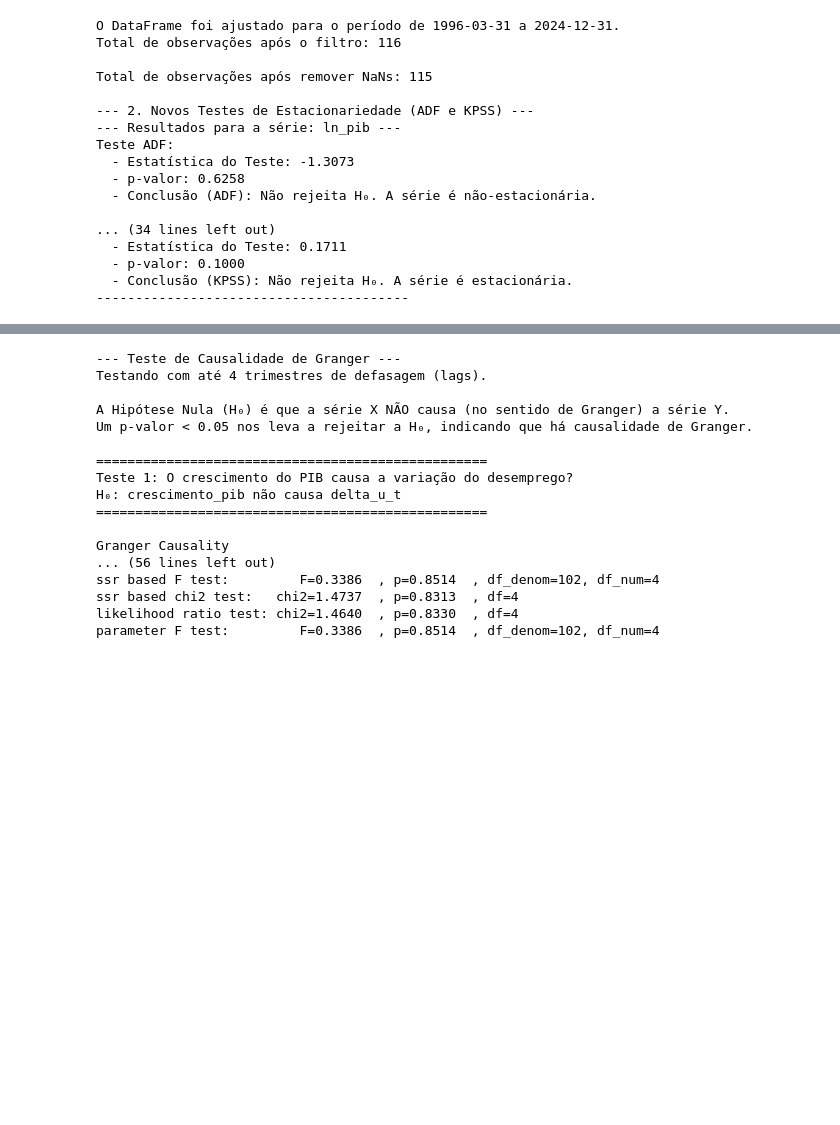
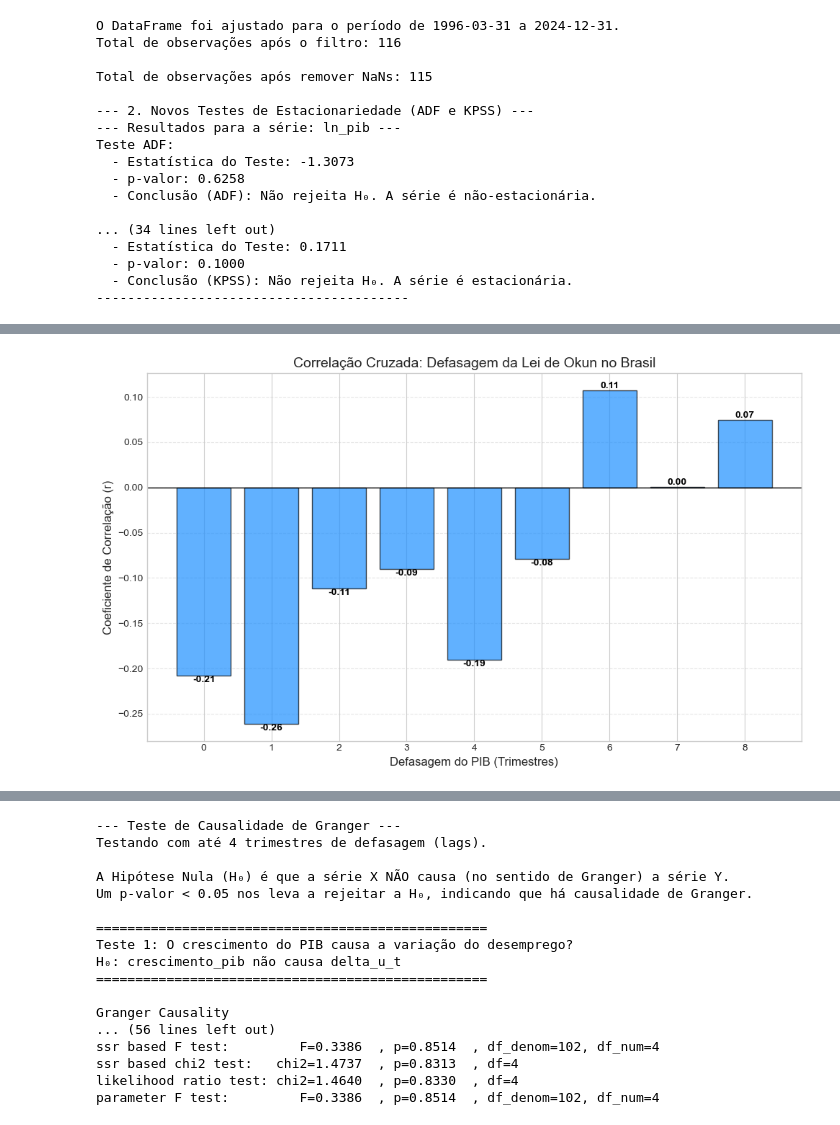
Before and after one commit to DavydSantos-Economist/Lei-de-Okun---1996-a-2024, a Jupyter notebook: notebooks/Tratamento econonometrico.ipynb, the cells around one changed output, grey strips where cells are left out. Saved outputs shown, nothing was run; the diff lists cells and outputs as text; code cells hidden in the pictures; blank space fills up the shorter version.

```diff
--- a/Tratamento econonometrico.ipynb
+++ b/notebooks/Tratamento econonometrico.ipynb
@@ -453,0 +546,76 @@ Teste ADF:
+# %%
+import matplotlib.pyplot as plt
+import pandas as pd
+
+# --- 1.4.1 Investigação de Defasagens (Correlação Cruzada) ---
+
+# Certificando-se de usar o dataframe correto (sem NaNs)
+if 'df_final_ajustado' in locals():
+    df_analise = df_final_ajustado.copy()
+else:
+    # Caso a célula de ajuste de período não tenha sido rodada, usa o df_final limpo
+    df_analise = df_final.dropna().copy()
+
+print("="*60)
+print("1.4.1 Investigação de Defasagens: Correlação Cruzada (PIB vs Desemprego)")
+print("="*60)
+
+# Definir o número de lags (trimestres) para analisar
+# Vamos olhar para trás: como o PIB de hoje, ontem, anteontem afeta o desemprego de hoje?
+# Testaremos até 8 trimestres (2 anos)
+lags = range(0, 9)
+correlacoes = []
+
+print(f"\nCalculando correlação entre Variação do Desemprego (t) e Crescimento do PIB (t-k):")
+
+for k in lags:
+    # .shift(k) move os valores do PIB para o futuro no dataframe,
+    # o que alinha o PIB de 'k' períodos atrás com o Desemprego atual.
+    corr = df_analise['delta_u_t'].corr(df_analise['crescimento_pib'].shift(k))
+    correlacoes.append(corr)
+    print(f"Lag {k} (PIB de {k} trimestres atrás): {corr:.4f}")
+
+# --- Visualização Gráfica (Correlograma) ---
+plt.figure(figsize=(10, 6))
+
+# Gráfico de barras para facilitar a comparação da força da correlação
+bars = plt.bar(lags, correlacoes, color='dodgerblue', alpha=0.7, edgecolor='black')
+
+# Linha de zero para referência
+plt.axhline(0, color='black', linewidth=1)
+
+# Estilização
+plt.title('Correlação Cruzada: Defasagem da Lei de Okun no Brasil', fontsize=14)
+plt.xlabel('Defasagem do PIB (Trimestres)', fontsize=12)
+plt.ylabel('Coeficiente de Correlação (r)', fontsize=12)
+plt.grid(axis='y', linestyle='--', alpha=0.5)
+plt.xticks(lags)
+
+# Adicionar os valores nas barras
+for bar in bars:
+    height = bar.get_height()
+    plt.text(bar.get_x() + bar.get_width()/2., height,
+             f'{height:.2f}',
+             ha='center', va='bottom' if height > 0 else 'top',
+             fontsize=10, fontweight='bold', color='black')
+
+plt.tight_layout()
+plt.savefig('../figuras/fase1_tratamento/fig_04_correlacao_cruzada.png', dpi=150, bbox_inches='tight')
+plt.show()
+print('=> Figura salva: fig_04_correlacao_cruzada.png')
+# --- Interpretação Automática ---
+print("\n--- Interpretação dos Resultados ---")
+# Encontrar o lag com a correlação mais forte (mais negativa, pois a relação é inversa)
+min_corr = min(correlacoes)
+best_lag = lags[correlacoes.index(min_corr)]
+
+if abs(min_corr) < 0.2:
+    print("A correlação apresenta-se fraca em todos os lags analisados.")
+else:
+    print(f"A correlação mais forte ({min_corr:.4f}) ocorre no LAG {best_lag}.")
+    if best_lag == 0:
+        print("O efeito é imediato (contemporâneo).")
+    else:
+        print(f"Isso indica que mudanças no PIB levam cerca de {best_lag} trimestres ({best_lag*3} meses)")
+        print("para impactar com força máxima a taxa de desemprego.")
+# %% [output]
@@ -453,0 +636 @@ Teste ADF:
+[figure, added]
```
Also changed, not shown: parts of 11 cells of this notebook, 41 other files.
